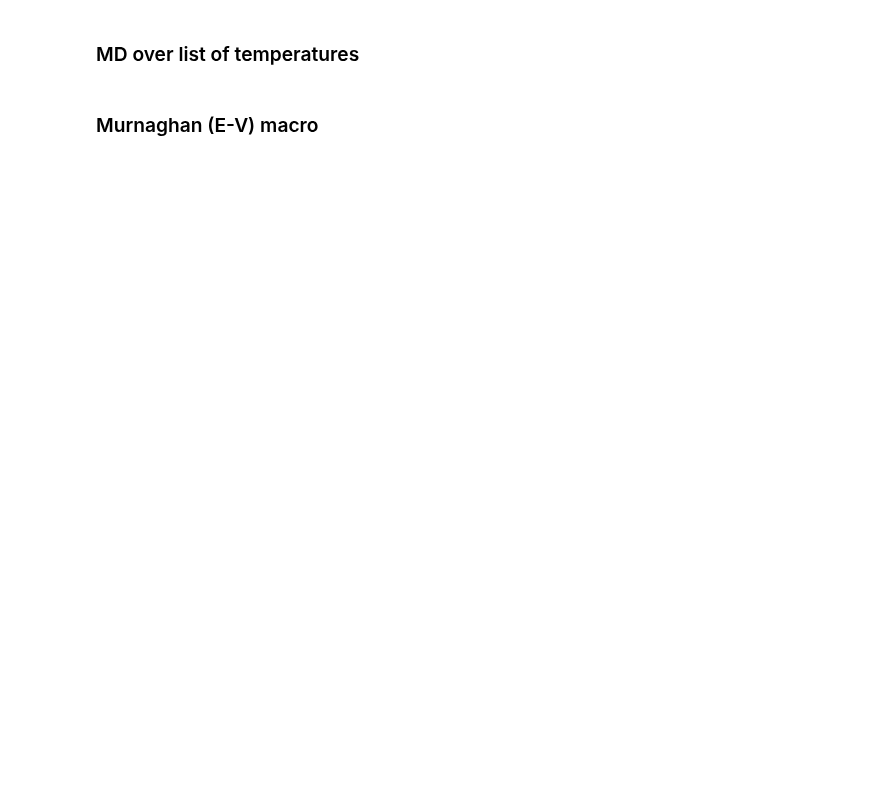
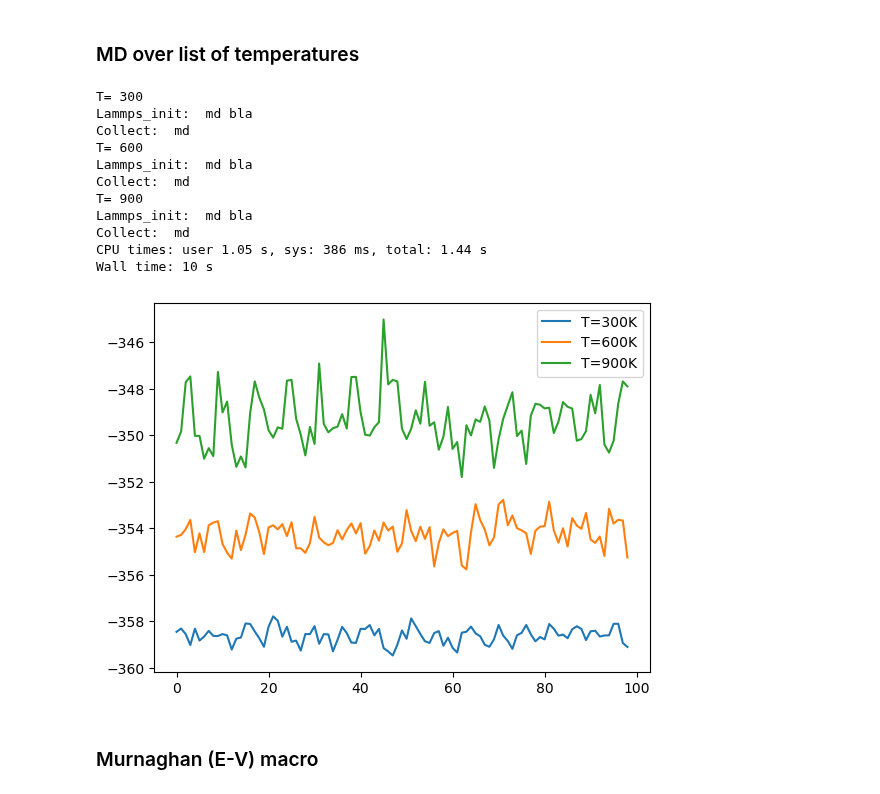
Before and after one commit to pyiron/node_library, a Jupyter notebook: notebooks/pyiron_like_workflows.ipynb, the cells around one changed output. Cells and saved outputs as stored; diff of their text form; code cells hidden in the pictures; blank space fills up the shorter version.

```diff
--- a/notebooks/pyiron_like_workflows.ipynb
+++ b/notebooks/pyiron_like_workflows.ipynb
@@ -48,23 +78,36 @@ wf.draw(depth=2)
 # %%
 %%time
 for T in [300, 600, 900]:
     wf = Workflow('Lammps')
     wf.structure = wf.create.atomistic.structure.build.bulk('Al', cubic=True)
     wf.repeat = wf.create.atomistic.structure.transform.repeat(structure=wf.structure, repeat_scalar=3)
 
     wf.lammps = wf.create.atomistic_codes.Lammps(structure=wf.repeat, label='lammps')
     wf.lammps.calc_select.md(
         calculator_input = {
             "temperature": T,
             "n_ionic_steps": 10_000
         }
     )
     print ('T=', wf.lammps.calc.inputs.calculator_input.value["temperature"])
 
     wf.run()
 
-    plt.plot(wf.lammps.outputs.generic.value.energy_pot[2:], label=f'T={T}K')
+    plt.plot(wf.lammps.outputs.generic.value.energies_pot[2:], label=f'T={T}K')
 plt.legend();
+# %% [output]
+T= 300
+Lammps_init:  md bla
+Collect:  md
+T= 600
+Lammps_init:  md bla
+Collect:  md
+T= 900
+Lammps_init:  md bla
+Collect:  md
+CPU times: user 1.05 s, sys: 386 ms, total: 1.44 s
+Wall time: 10 s
+[figure, added]
 # %%
 wf.draw(depth=2);
 # %%
```
Also changed, not shown: parts of 15 cells of this notebook, 1 other file.
